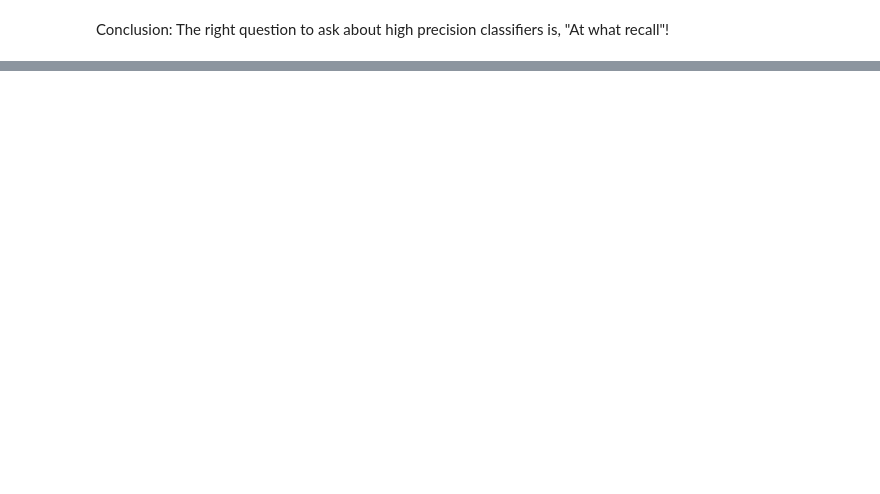
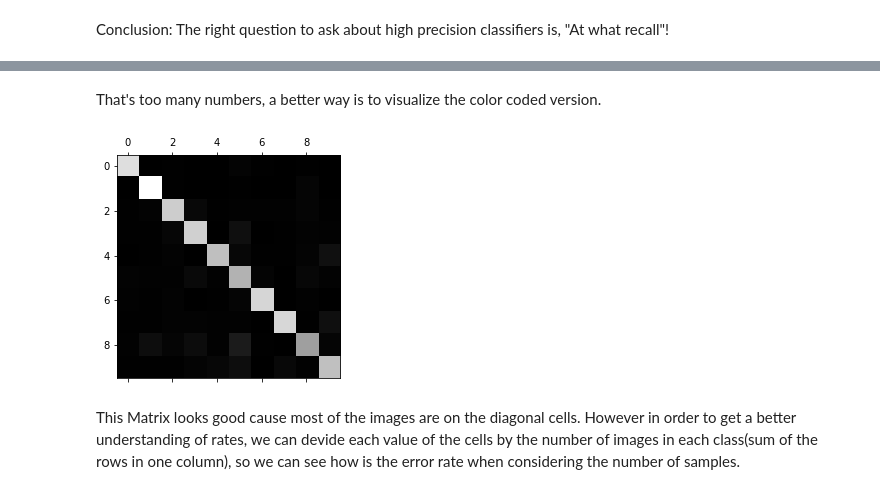
Before and after one commit to aramhamidi/DeepLearning, a Jupyter notebook: Classification on MNIST.ipynb, the cells around one changed output, grey strips where cells are left out. Drawn from its saved outputs; the diff is of its cells as text; code cells hidden in the pictures; blank space fills up the shorter version.

Commit message:
ROC-EUC, Error Analysis,Multiclass,  Multilable, Multioutput classifers added

```diff
--- a/Classification on MNIST.ipynb
+++ b/Classification on MNIST.ipynb
@@ -226,0 +294,3 @@ plt.show()
+# %%
+sgd_clf.fit(x_train, y_train)
+sgd_clf.predict([picked_sample])
@@ -226,0 +308,4 @@ plt.show()
+# %%
+# it is as easy for random forest classifier , but it automatically classify instances into multiple classes
+forest_clf.fit(x_train, y_train)
+forest_clf.predict([picked_sample])
@@ -226,0 +318,3 @@ plt.show()
+# %%
+y_train_pred = cross_val_predict(sgd_clf, x_train, y_train, cv=3)
+sgd_conf_mx = confusion_matrix(y_train, y_train_pred)
@@ -226,0 +334,9 @@ plt.show()
+# %% [markdown]
+That's too many numbers, a better way is to visualize the color coded version.
+# %%
+plt.matshow(sgd_conf_mx, cmap=plt.cm.gray)
+plt.show()
+# %% [output]
+[figure, added]
+# %% [markdown]
+This Matrix looks good cause most of the images are on the diagonal cells. However in order to get a better understanding of rates, we can devide each value of the cells by the number of images in each class(sum of the rows in one column), so we can see how is the error rate when considering the number of samples.
```
Also changed, not shown: parts of 47 cells of this notebook.
